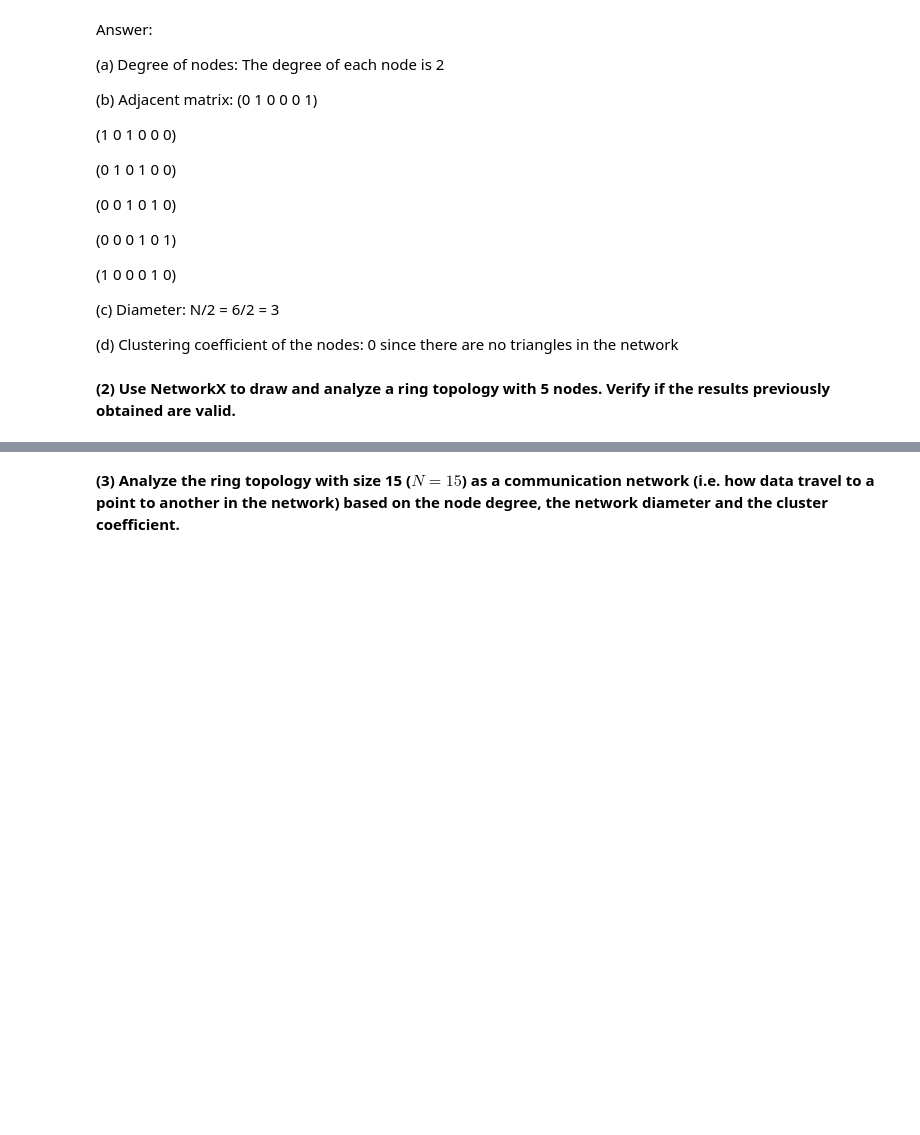
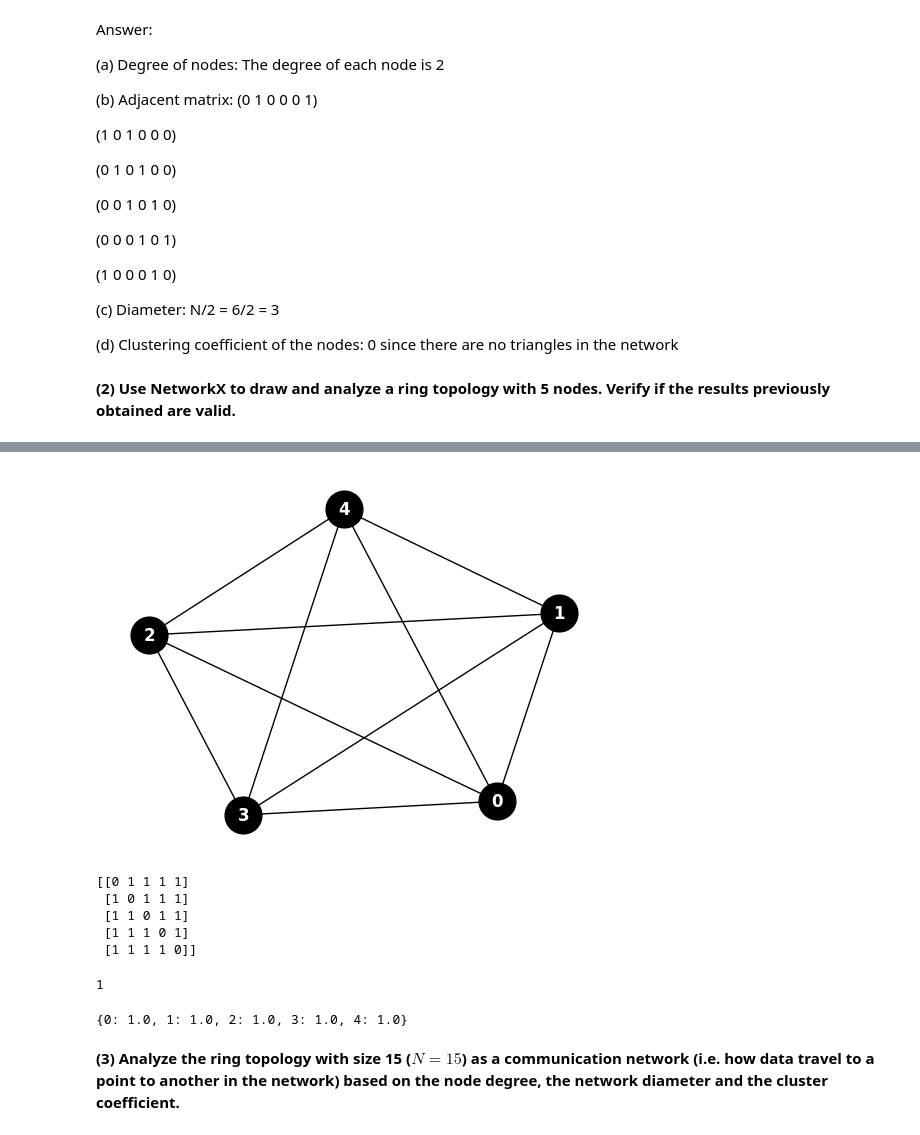
Before and after one commit to 3p10/intro-iot-systems, a Jupyter notebook: Week 3/homework-w3.ipynb, the cells around one changed output, grey strips where cells are left out. Saved outputs shown, nothing was run; the diff lists cells and outputs as text; code cells hidden in the pictures; blank space fills up the shorter version.

```diff
--- a/Week 3/homework-w3.ipynb
+++ b/Week 3/homework-w3.ipynb
@@ -32,3 +70,31 @@ Answer:
+# %%
+Nodes = 5
+G = nx.Graph()
+G = nx.complete_graph(Nodes)
+nx.draw_networkx(G, node_color='black', font_color='white', edge_color='black', font_weight='bold',  node_size=700)
+plt.axis('off')
+plt.show()
+# %% [output]
+[figure, added]
+# %%
+A=nx.adjacency_matrix(G)
+print(A.todense())
+# %% [output]
+[[0 1 1 1 1]
+ [1 0 1 1 1]
+ [1 1 0 1 1]
+ [1 1 1 0 1]
+ [1 1 1 1 0]]
+# %%
+# (c) Diameter:
+nx.diameter(G)
+# %% [output]
+1
+# %%
+# (d) cluster coefficeint:
+nx.clustering(G)
+# %% [output]
+{0: 1.0, 1: 1.0, 2: 1.0, 3: 1.0, 4: 1.0}
 # %% [markdown]
 **(3) Analyze the ring topology with size 15 ($N=15$) as a communication network (i.e. how data travel to a point to another in the network) based on the node degree, the network diameter and the cluster coefficient.**
 # %% [markdown]
```
Also changed, not shown: parts of 3 cells of this notebook.
